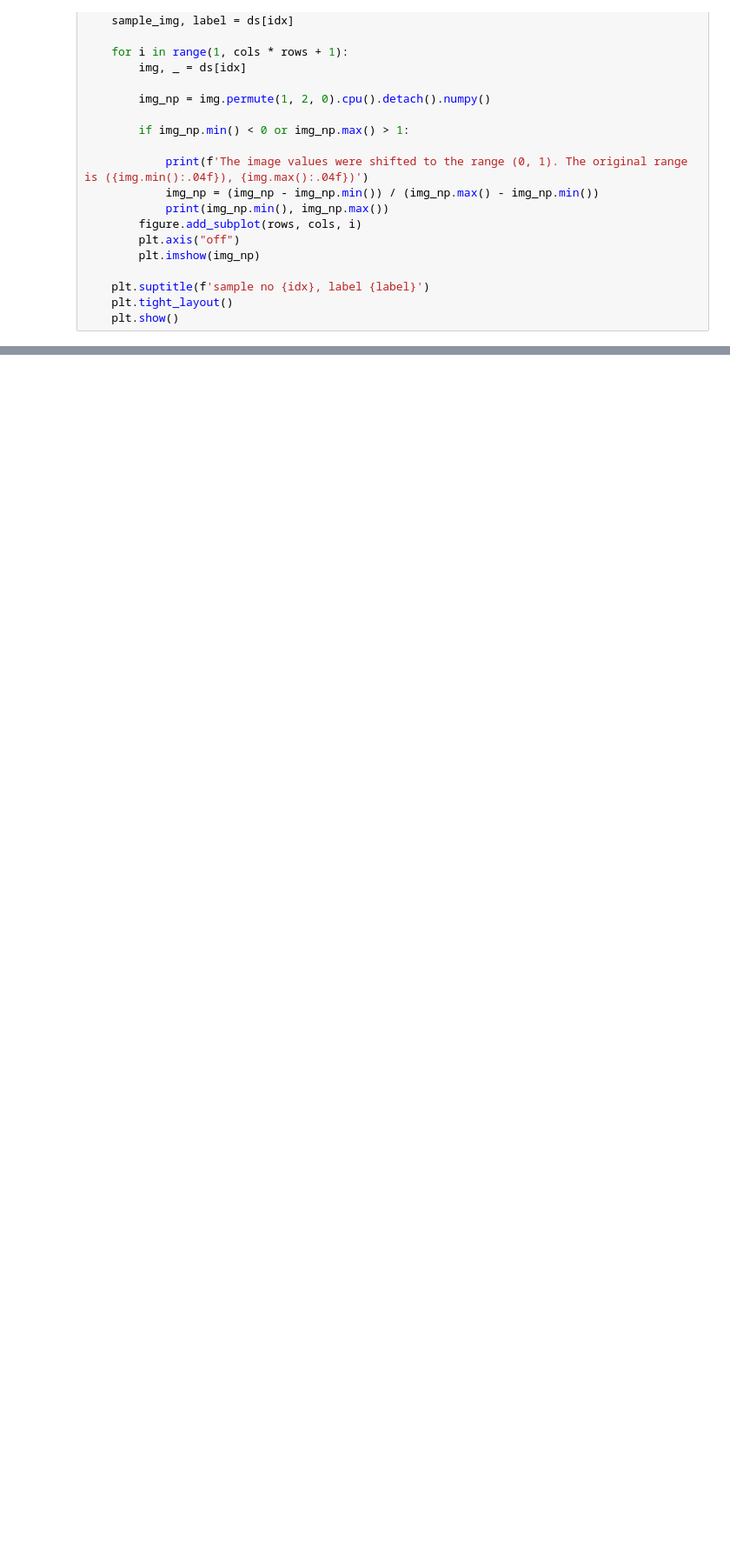
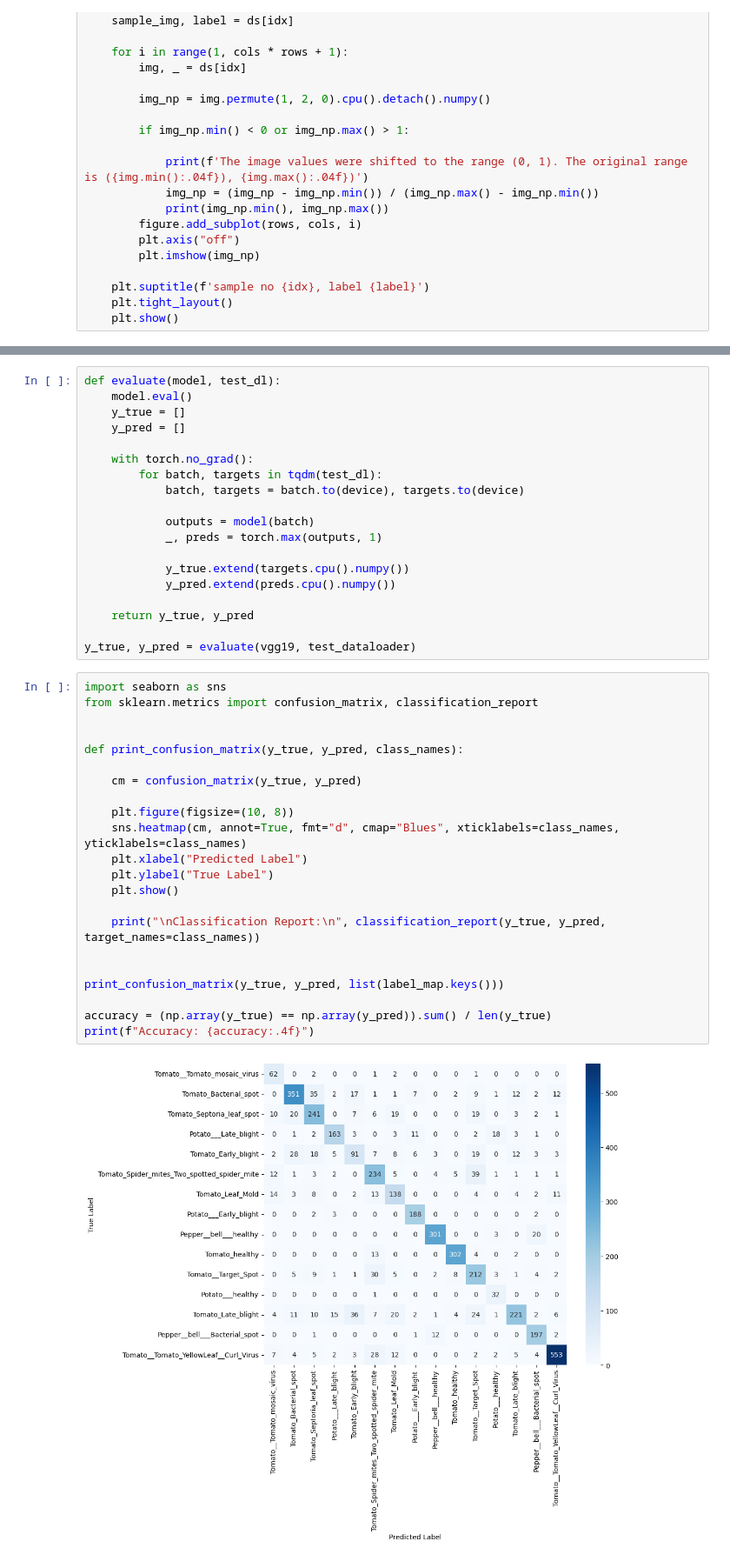
Before and after one commit to xrusnack/Plant-Doctor, a Jupyter notebook: plant_doctors.ipynb, the cells around one changed output, grey strips where cells are left out. Shown at 87% size. Saved outputs shown, nothing was run; the diff lists cells and outputs as text; blank space fills up the shorter version.

```diff
--- a/plant_doctors.ipynb
+++ b/plant_doctors.ipynb
@@ -227,0 +452,43 @@ val_dataloader = DataLoader(valid, batch_size=64, shuffle=True)
+# %%
+def evaluate(model, test_dl):
+    model.eval()
+    y_true = []
+    y_pred = []
+
+    with torch.no_grad():
+        for batch, targets in tqdm(test_dl):
+            batch, targets = batch.to(device), targets.to(device)
+
+            outputs = model(batch)
+            _, preds = torch.max(outputs, 1)
+
+            y_true.extend(targets.cpu().numpy())
+            y_pred.extend(preds.cpu().numpy())
+
+    return y_true, y_pred
+
+y_true, y_pred = evaluate(vgg19, test_dataloader)
+# %%
+import seaborn as sns
+from sklearn.metrics import confusion_matrix, classification_report
+
+
+def print_confusion_matrix(y_true, y_pred, class_names):
+
+    cm = confusion_matrix(y_true, y_pred)
+
+    plt.figure(figsize=(10, 8))
+    sns.heatmap(cm, annot=True, fmt="d", cmap="Blues", xticklabels=class_names, yticklabels=class_names)
+    plt.xlabel("Predicted Label")
+    plt.ylabel("True Label")
+    plt.show()
+
+    print("\nClassification Report:\n", classification_report(y_true, y_pred, target_names=class_names))
+
+
+print_confusion_matrix(y_true, y_pred, list(label_map.keys()))
+
+accuracy = (np.array(y_true) == np.array(y_pred)).sum() / len(y_true)
+print(f"Accuracy: {accuracy:.4f}")
+# %% [output]
+[figure, added]
```
Also changed, not shown: parts of 21 cells of this notebook, 1 other file.
